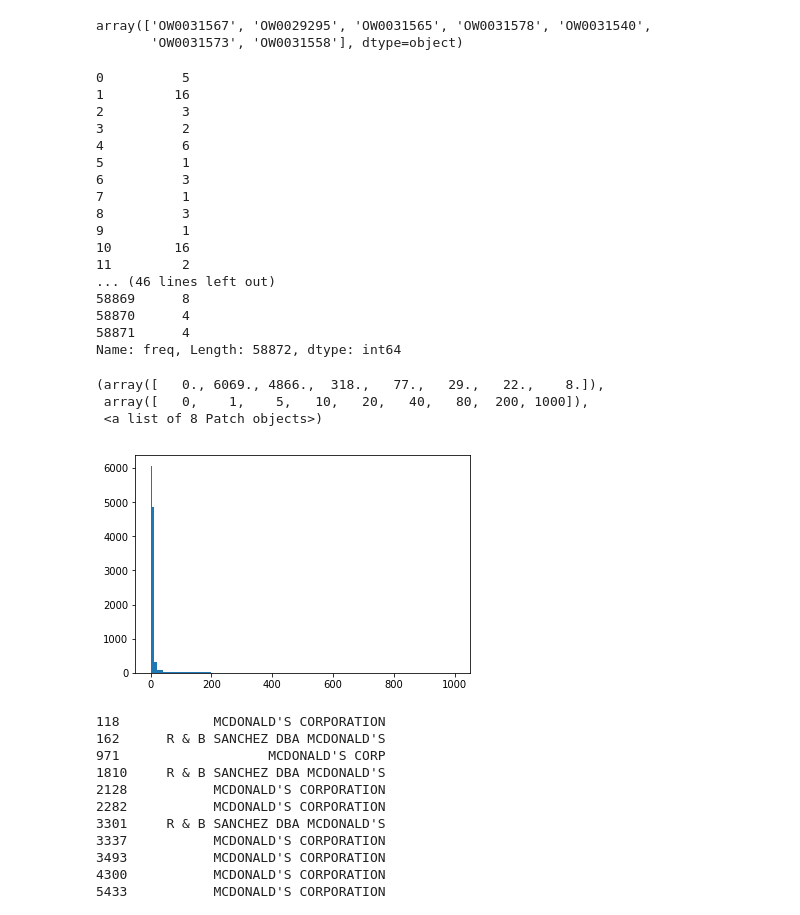
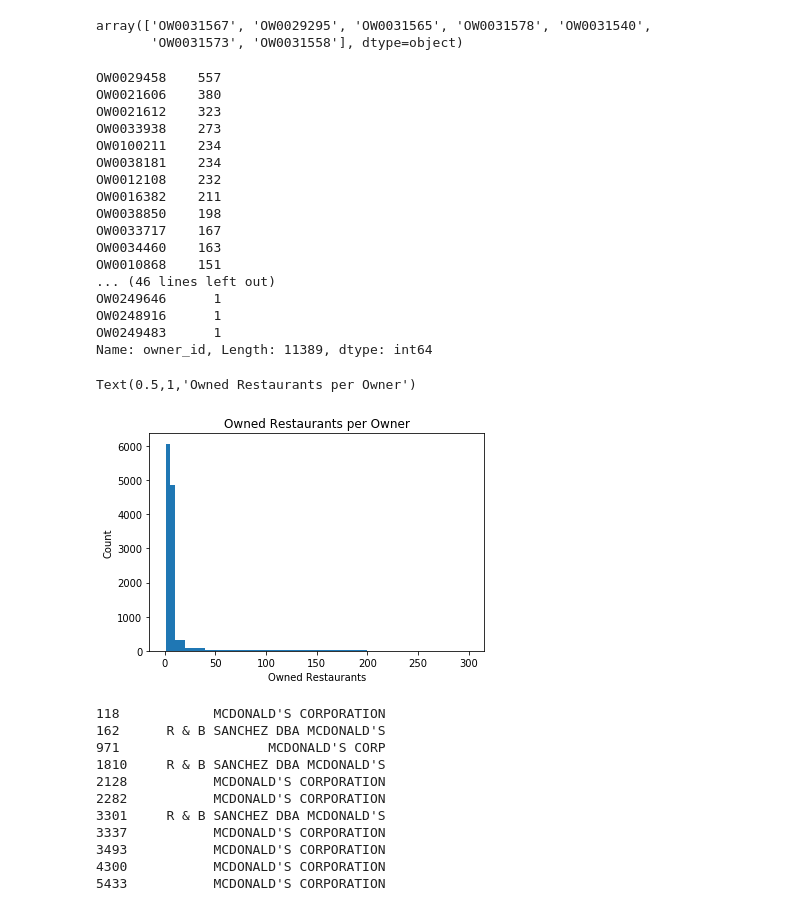
Before and after one commit to StevenBeltramo/Thinkful-Sharebles, a Jupyter notebook: Cap Stone for supervised data science.ipynb, the cells around one changed output. Cells and saved outputs as stored; diff of their text form; code cells hidden in the pictures.

```diff
--- a/Cap Stone for supervised data science.ipynb
+++ b/Cap Stone for supervised data science.ipynb
@@ -156,34 +196,36 @@ array(['OW0031567', 'OW0029295', 'OW0031565', 'OW0031578', 'OW0031540',
 #Now let's take this and convert it into a useable form for our algorithim.
 #We will convert the amount of times the owner id appears in the data to another column.
 scores['freq'] = scores.groupby('owner_id')['owner_id'].transform('count')
-print(scores['freq'])
+#print(scores['freq'])
+print(scores.owner_id.value_counts())
 # %% [output]
-0          5
-1         16
-2          3
-3          2
-4          6
-5          1
-6          3
-7          1
-8          3
-9          1
-10        16
-11         2
+OW0029458    557
+OW0021606    380
+OW0021612    323
+OW0033938    273
+OW0100211    234
+OW0038181    234
+OW0012108    232
+OW0016382    211
+OW0038850    198
+OW0033717    167
+OW0034460    163
+OW0010868    151
 ... (46 lines left out)
-58869      8
-58870      4
-58871      4
-Name: freq, Length: 58872, dtype: int64
+OW0249646      1
+OW0248916      1
+OW0249483      1
+Name: owner_id, Length: 11389, dtype: int64
 # %%
 #this is a histogram of the average distribution of counts for the owner id.
 
-plt.hist(scores.owner_id.value_counts(), bins=[0,1,5,10,20,40,80,200,1000] )
+plt.hist(scores.owner_id.value_counts(), bins=[0,1,5,10,20,40,80,200,300] )
+plt.xlabel('Owned Restaurants')
+plt.ylabel('Count')
+plt.title('Owned Restaurants per Owner')
 # %% [output]
-(array([   0., 6069., 4866.,  318.,   77.,   29.,   22.,    8.]),
- array([   0,    1,    5,   10,   20,   40,   80,  200, 1000]),
- <a list of 8 Patch objects>)
+Text(0.5,1,'Owned Restaurants per Owner')
-[figure, old version]
+[figure, new version]
 # %%
 #Here we will begin to convert the amount of times amount of times an owner appears into a categorical variable
 
```
Also changed, not shown: parts of 22 cells of this notebook.
